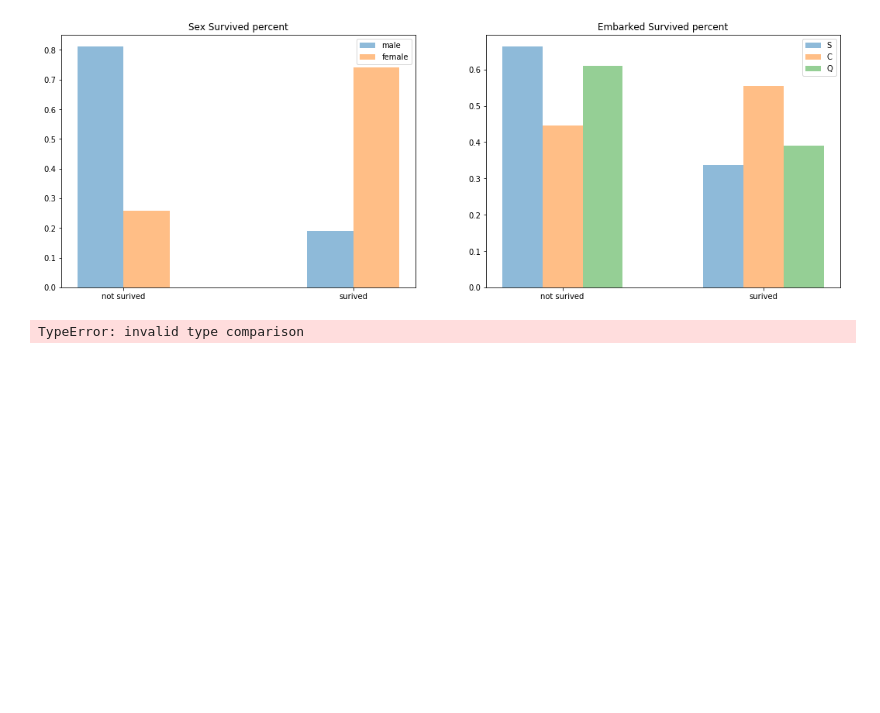
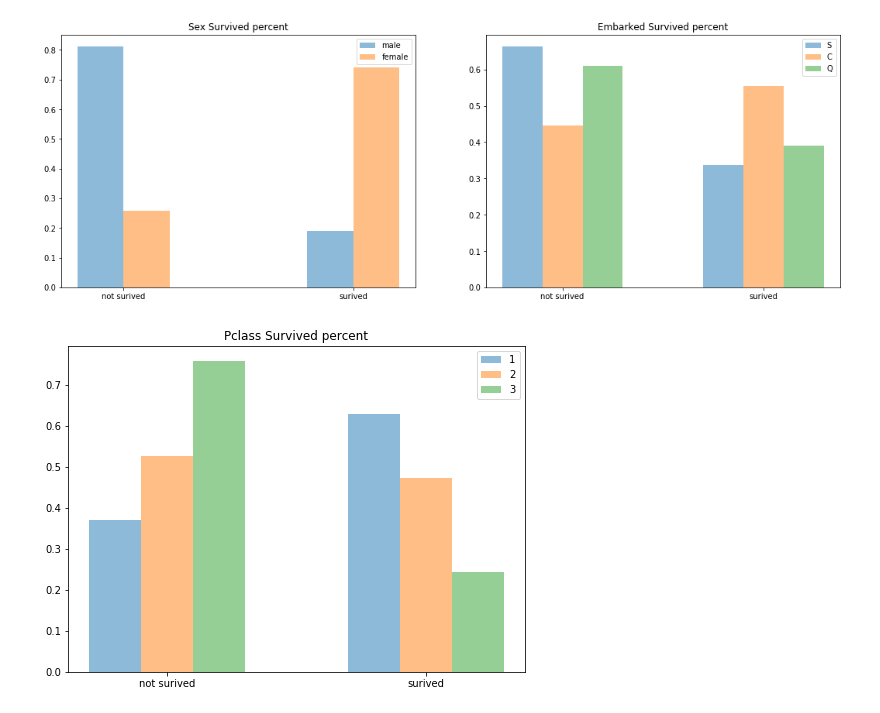
Before and after one commit to youlingman/ML-Playground, a Jupyter notebook: titanic/a-tour-to-titanic.ipynb, the cells around one changed output. Cells and saved outputs as stored; diff of their text form; code cells hidden in the pictures; blank space fills up the shorter version.

```diff
--- a/titanic/a-tour-to-titanic.ipynb
+++ b/titanic/a-tour-to-titanic.ipynb
@@ -122,15 +122,15 @@ plt.show()
 # %%
 fig = plt.figure(figsize=(18,6))
 width = 0.2
 idx = np.arange(2)
 
 fig.add_subplot(121)
-plt.bar(idx - width, data.Survived[data.Pclass == '1'].value_counts().sort_index()/ data.Survived[data.Pclass == '1'].size, width=width, label='1', alpha=0.5)
-plt.bar(idx, data.Survived[data.Pclass == '2'].value_counts().sort_index()/ data.Survived[data.Pclass == '2'].size, width=width, label='2', alpha=0.5)
-plt.bar(idx + width, data.Survived[data.Pclass == '3'].value_counts().sort_index()/ data.Survived[data.Pclass == '3'].size, width=width, label='3', alpha=0.5)
+plt.bar(idx - width, data.Survived[data.Pclass == 1].value_counts().sort_index()/ data.Survived[data.Pclass == 1].size, width=width, label='1', alpha=0.5)
+plt.bar(idx, data.Survived[data.Pclass == 2].value_counts().sort_index()/ data.Survived[data.Pclass == 2].size, width=width, label='2', alpha=0.5)
+plt.bar(idx + width, data.Survived[data.Pclass == 3].value_counts().sort_index()/ data.Survived[data.Pclass == 3].size, width=width, label='3', alpha=0.5)
 plt.title("Pclass Survived percent"); plt.legend(loc='best')
 plt.xticks(idx, ('not surived', 'surived'))
 
 plt.show()
 # %% [output]
-TypeError: invalid type comparison
+[figure, added]
```
